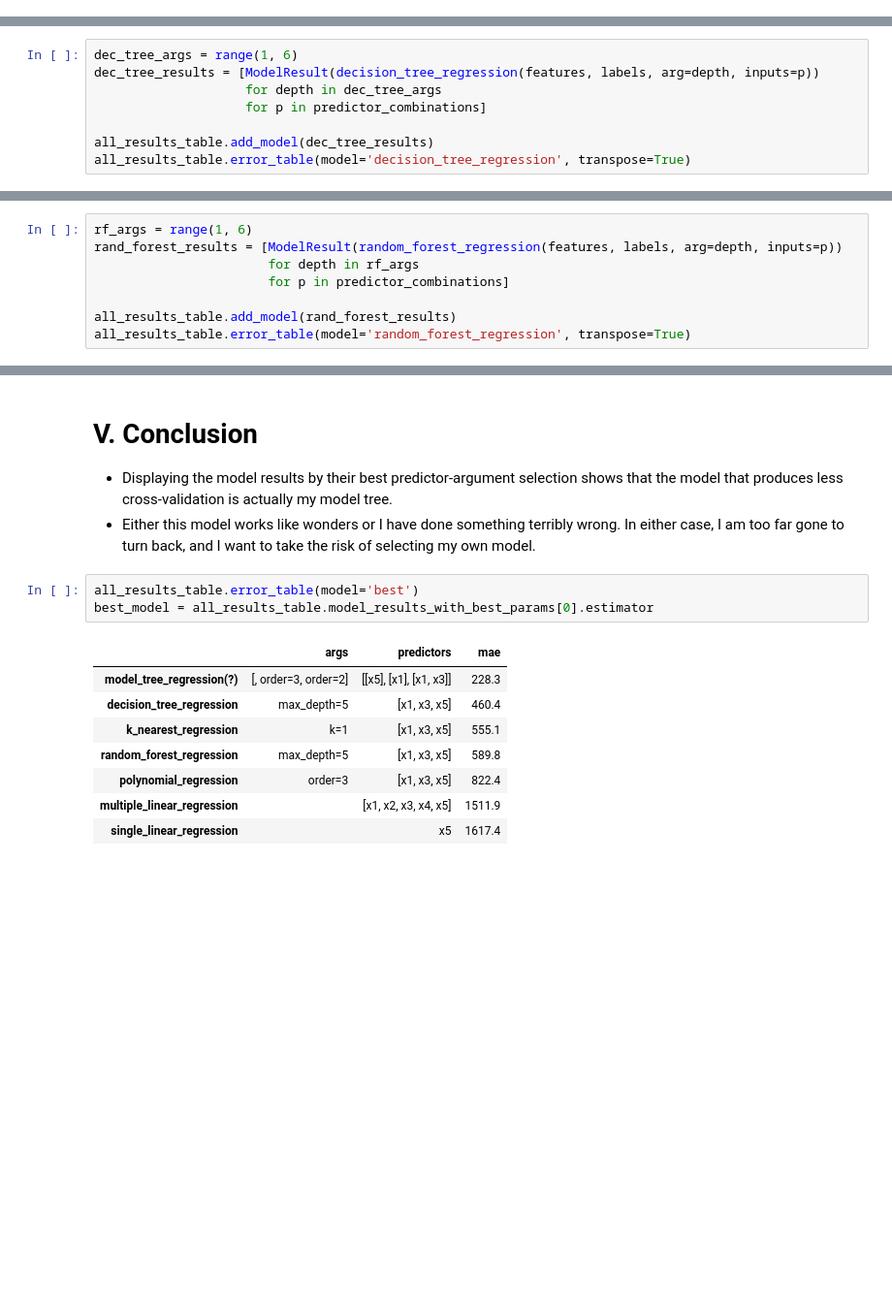
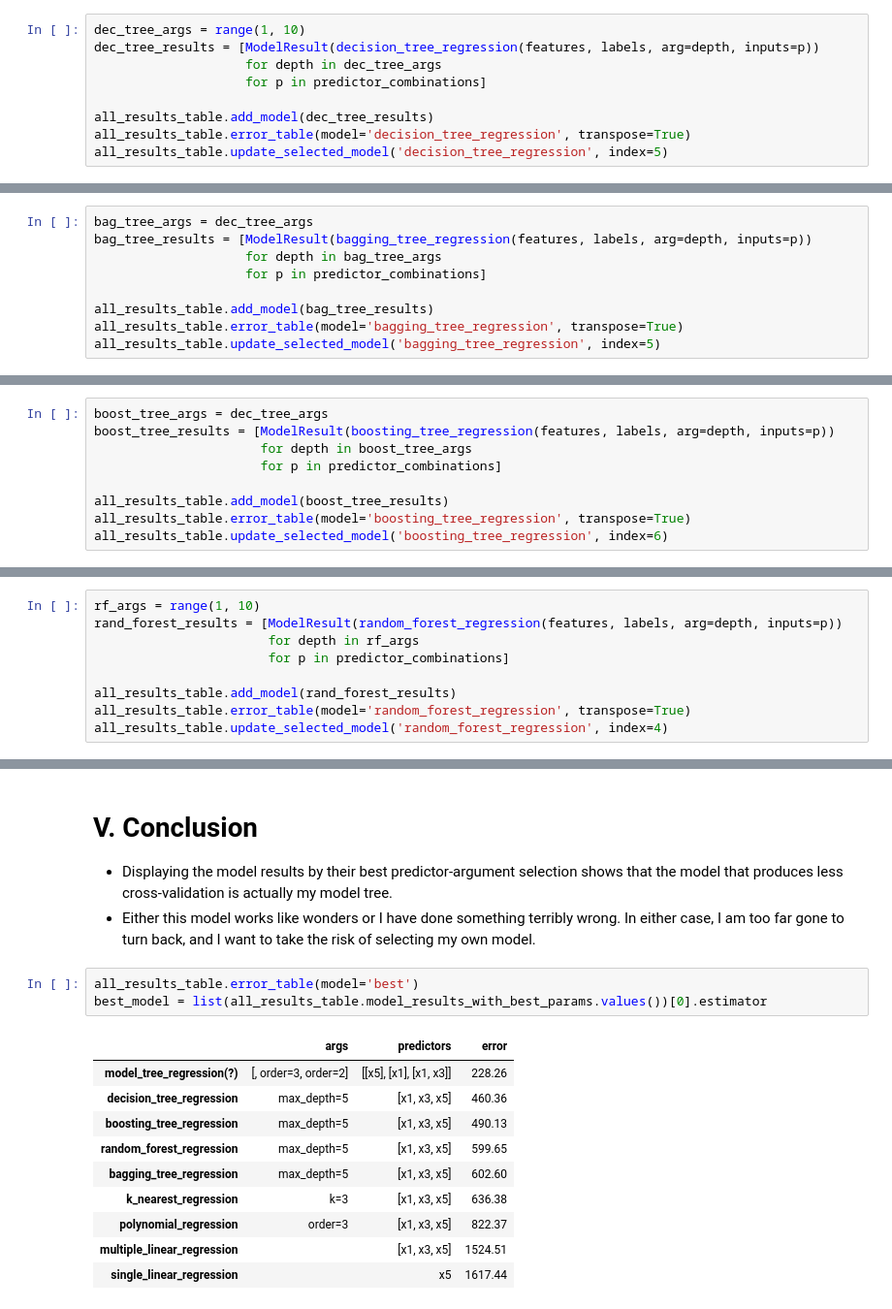
Before and after one commit to DefinitelyVixon/CE475-Project, a Jupyter notebook: Project.ipynb, the cells around one changed output, grey strips where cells are left out. Shown at 97% size. Drawn from its saved outputs; the diff is of its cells as text; blank space fills up the shorter version.

```diff
--- a/Project.ipynb
+++ b/Project.ipynb
@@ -312,0 +340,9 @@ all_results_table.error_table(model='k_nearest_regression', transpose=True)
+# %%
+dec_tree_args = range(1, 10)
+dec_tree_results = [ModelResult(decision_tree_regression(features, labels, arg=depth, inputs=p))
+                    for depth in dec_tree_args
+                    for p in predictor_combinations]
+
+all_results_table.add_model(dec_tree_results)
+all_results_table.error_table(model='decision_tree_regression', transpose=True)
+all_results_table.update_selected_model('decision_tree_regression', index=5)
@@ -315,9 +356,10 @@ all_results_table.error_table(model='k_nearest_regression', transpose=True)
 # %%
-dec_tree_args = range(1, 6)
-dec_tree_results = [ModelResult(decision_tree_regression(features, labels, arg=depth, inputs=p))
-                    for depth in dec_tree_args
+bag_tree_args = dec_tree_args
+bag_tree_results = [ModelResult(bagging_tree_regression(features, labels, arg=depth, inputs=p))
+                    for depth in bag_tree_args
                     for p in predictor_combinations]
 
-all_results_table.add_model(dec_tree_results)
-all_results_table.error_table(model='decision_tree_regression', transpose=True)
+all_results_table.add_model(bag_tree_results)
+all_results_table.error_table(model='bagging_tree_regression', transpose=True)
+all_results_table.update_selected_model('bagging_tree_regression', index=5)
 # %% [output]
@@ -327,0 +372,9 @@ all_results_table.error_table(model='decision_tree_regression', transpose=True)
+# %%
+boost_tree_args = dec_tree_args
+boost_tree_results = [ModelResult(boosting_tree_regression(features, labels, arg=depth, inputs=p))
+                      for depth in boost_tree_args
+                      for p in predictor_combinations]
+
+all_results_table.add_model(boost_tree_results)
+all_results_table.error_table(model='boosting_tree_regression', transpose=True)
+all_results_table.update_selected_model('boosting_tree_regression', index=6)
@@ -328,11 +386,12 @@ all_results_table.error_table(model='decision_tree_regression', transpose=True)
 # %% [markdown]
 ## IV.VI. Random Forest Regression
 # %%
-rf_args = range(1, 6)
+rf_args = range(1, 10)
 rand_forest_results = [ModelResult(random_forest_regression(features, labels, arg=depth, inputs=p))
                        for depth in rf_args
                        for p in predictor_combinations]
 
 all_results_table.add_model(rand_forest_results)
 all_results_table.error_table(model='random_forest_regression', transpose=True)
+all_results_table.update_selected_model('random_forest_regression', index=4)
 # %% [output]
@@ -349,16 +407,18 @@ cross-validation is actually my model tree.
 turn back, and I want to take the risk of selecting my own model.
 # %%
 all_results_table.error_table(model='best')
-best_model = all_results_table.model_results_with_best_params[0].estimator
+best_model = list(all_results_table.model_results_with_best_params.values())[0].estimator
 # %% [output]
-|  | args | predictors | mae |
-| model_tree_regression(?) | [, order=3, order=2] | [[x5], [x1], [x1, x3]] | 228.3 |
-| decision_tree_regression | max_depth=5 | [x1, x3, x5] | 460.4 |
-| k_nearest_regression | k=1 | [x1, x3, x5] | 555.1 |
-| random_forest_regression | max_depth=5 | [x1, x3, x5] | 589.8 |
-| polynomial_regression | order=3 | [x1, x3, x5] | 822.4 |
-| multiple_linear_regression |  | [x1, x2, x3, x4, x5] | 1511.9 |
-| single_linear_regression |  | x5 | 1617.4 |
+|  | args | predictors | error |
+| model_tree_regression(?) | [, order=3, order=2] | [[x5], [x1], [x1, x3]] | 228.26 |
+| decision_tree_regression | max_depth=5 | [x1, x3, x5] | 460.36 |
+| boosting_tree_regression | max_depth=5 | [x1, x3, x5] | 490.13 |
+| random_forest_regression | max_depth=5 | [x1, x3, x5] | 599.65 |
+| bagging_tree_regression | max_depth=5 | [x1, x3, x5] | 602.60 |
+| k_nearest_regression | k=3 | [x1, x3, x5] | 636.38 |
+| polynomial_regression | order=3 | [x1, x3, x5] | 822.37 |
+| multiple_linear_regression |  | [x1, x3, x5] | 1524.51 |
+| single_linear_regression |  | x5 | 1617.44 |
 # %% [markdown]
 - Which leads us to final part of the report, which is the unlabeled data predictions.
 - There are not many things to discuss here, but I want to talk about the project in general as my final words.
```
Also changed, not shown: parts of 33 cells of this notebook, 8 other files.
